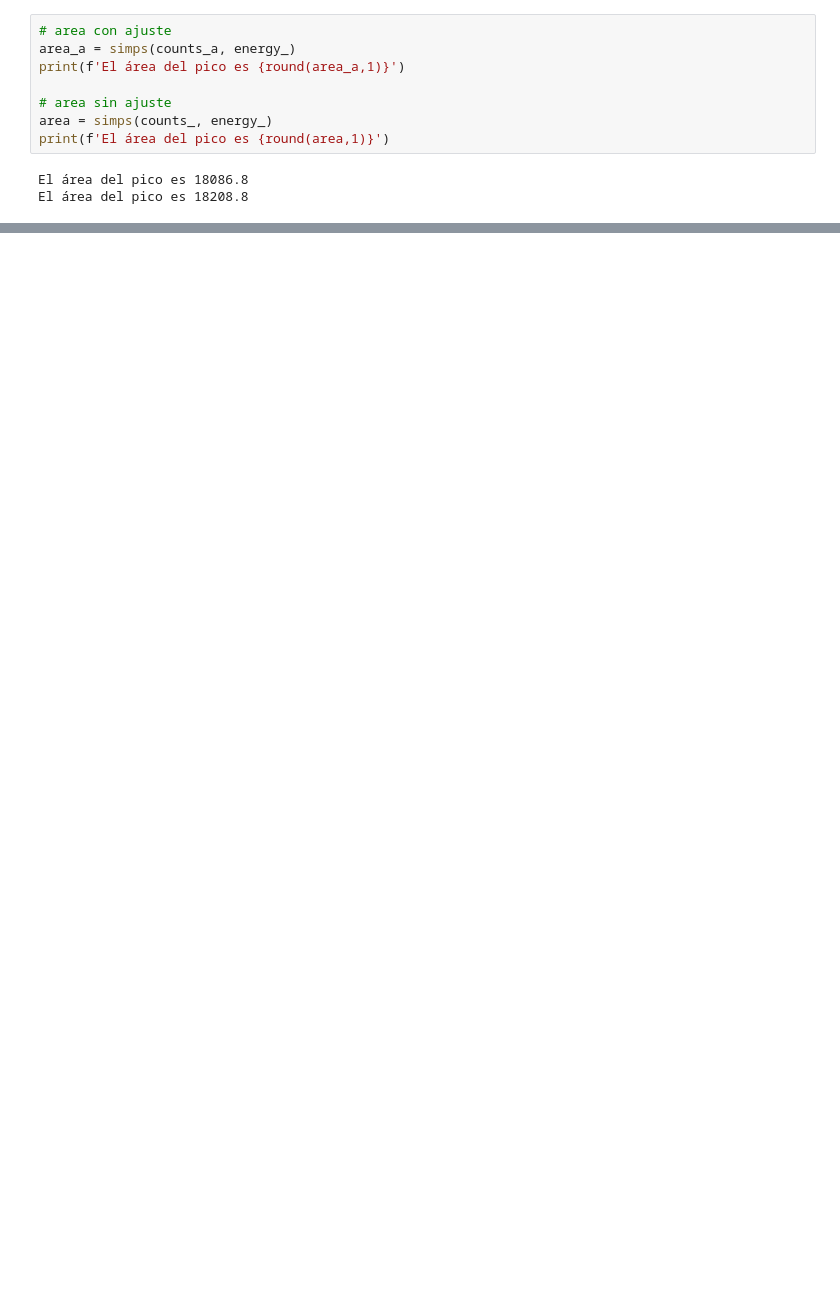
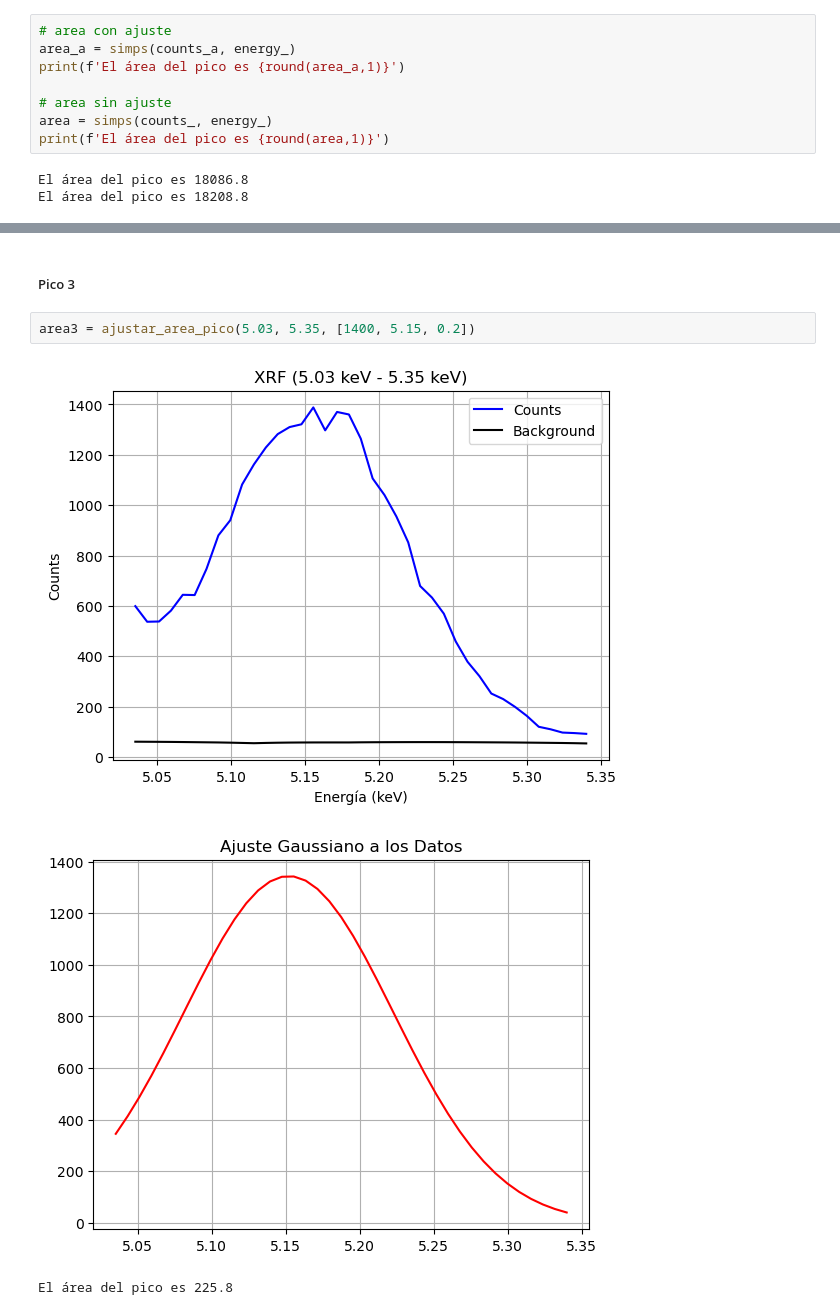
Before and after one commit to eduardoh27/Core-Level-Spectroscopy, a Jupyter notebook: Taller 3/punto9.ipynb, the cells around one changed output, grey strips where cells are left out. Saved outputs shown, nothing was run; the diff lists cells and outputs as text; blank space fills up the shorter version.

```diff
--- a/Taller 3/punto9.ipynb
+++ b/Taller 3/punto9.ipynb
@@ -317,0 +383,8 @@ El área del pico es 18208.8
+# %% [markdown]
+##### Pico 3
+# %%
+area3 = ajustar_area_pico(5.03, 5.35, [1400, 5.15, 0.2])
+# %% [output]
+[figure, added]
+[figure, added]
+El área del pico es 225.8
```
Also changed, not shown: parts of 38 cells of this notebook, 1 other file.
